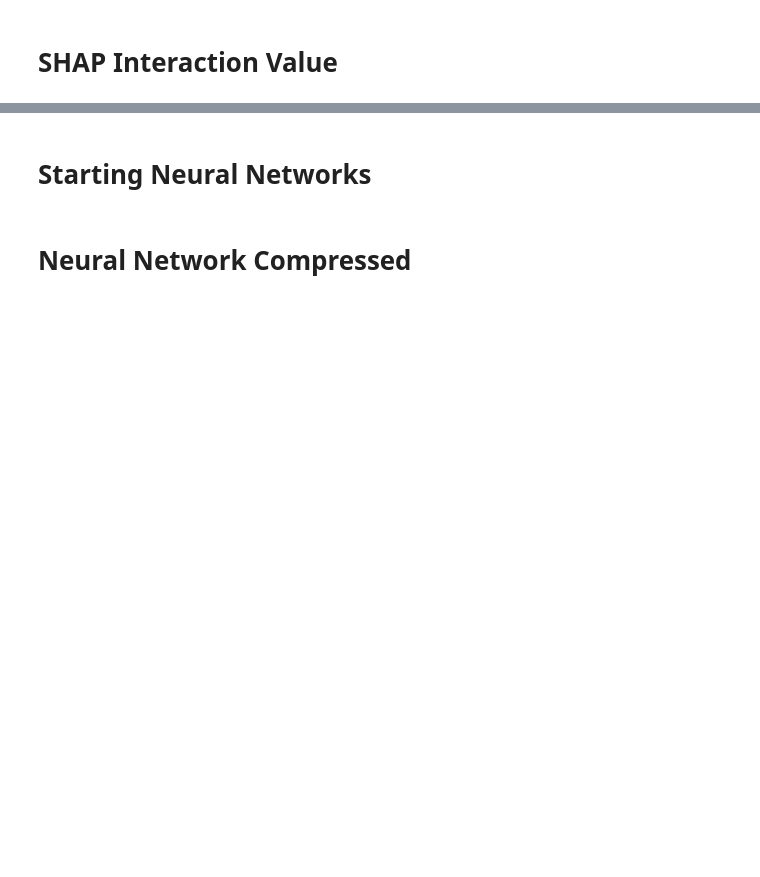
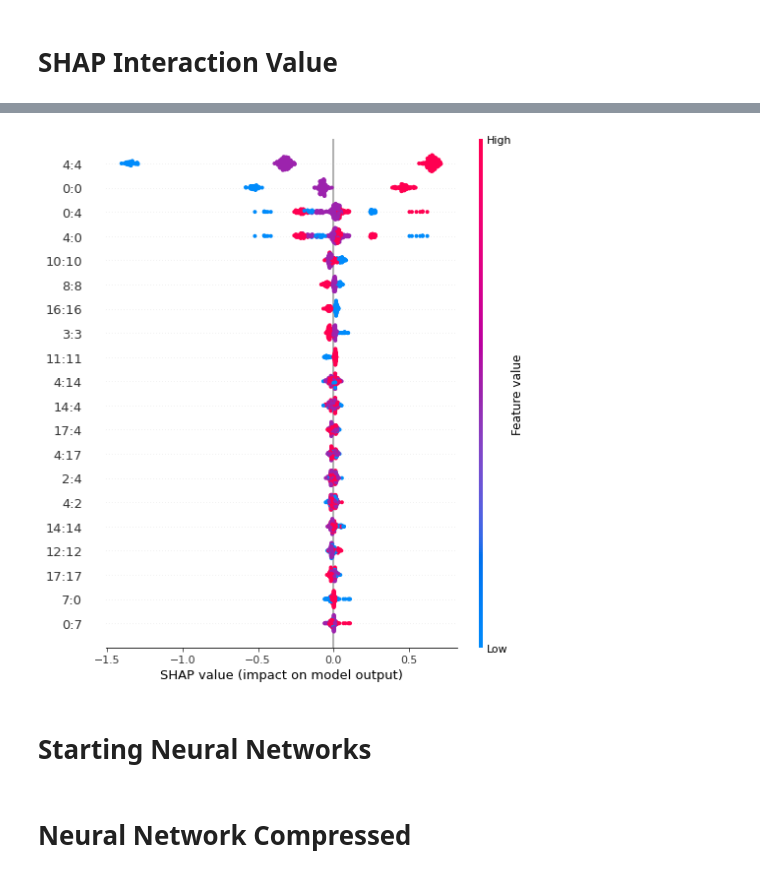
Before and after one commit to KevinDelao/UCLA_Summer_Project, a Jupyter notebook: UCLA_Summer_Code.ipynb, the cells around one changed output, grey strips where cells are left out. Saved outputs shown, nothing was run; the diff lists cells and outputs as text; code cells hidden in the pictures; blank space fills up the shorter version.

```diff
--- a/UCLA_Summer_Code.ipynb
+++ b/UCLA_Summer_Code.ipynb
@@ -269,3 +412,17 @@ shap.summary_plot(shap_interaction_values, features=x_train, max_display=4)
+# %%
+dim = shap_interaction_values.shape
+shap_interaction_values_2d = np.reshape(np.ravel(shap_interaction_values), (dim[0], dim[1]*dim[2]))
+
+# make all pairs of features
+x1 = pd.DataFrame(x_train)
+
+# make all pairs of features
+x2 = x1[np.repeat(x1.columns.tolist(), len(x1.columns))]
+x2.columns =  [str(i)+":"+str(j) for i in x1.columns for j in x1.columns]
+
+shap.summary_plot(shap_interaction_values_2d, x2, sort=True)
+# %% [output]
+[figure, added]
 # %% [markdown]
 # Starting Neural Networks
 # %%
```
Also changed, not shown: parts of 25 cells of this notebook.
